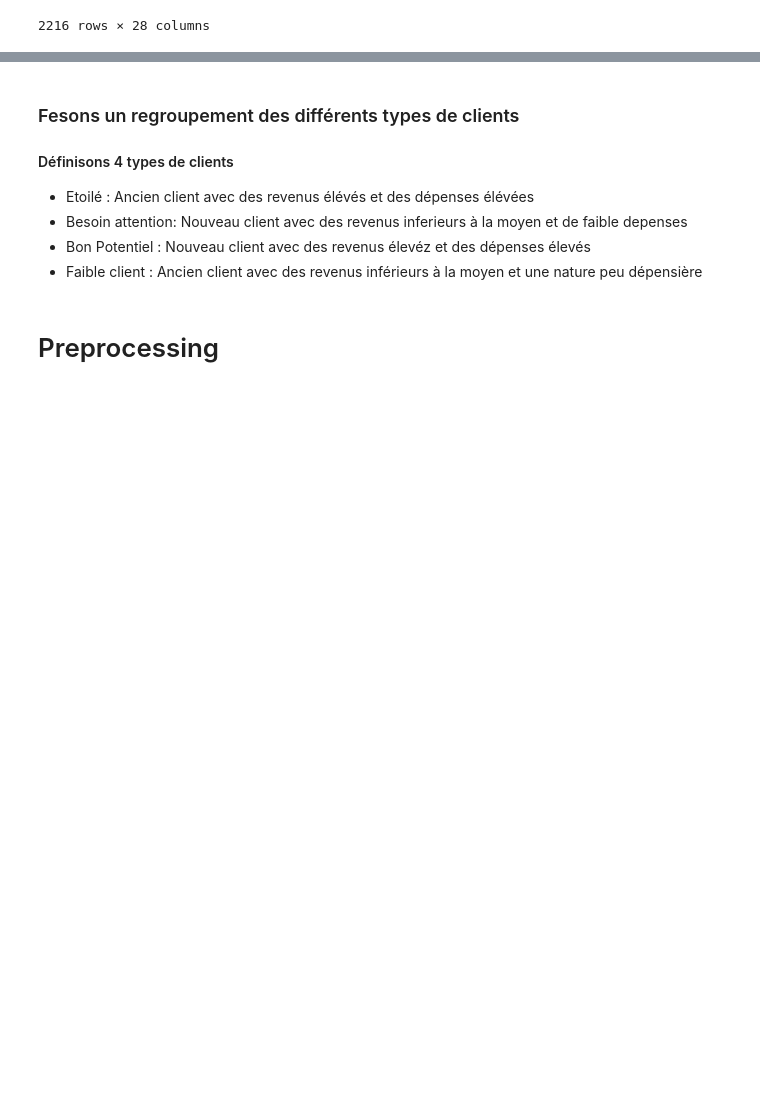
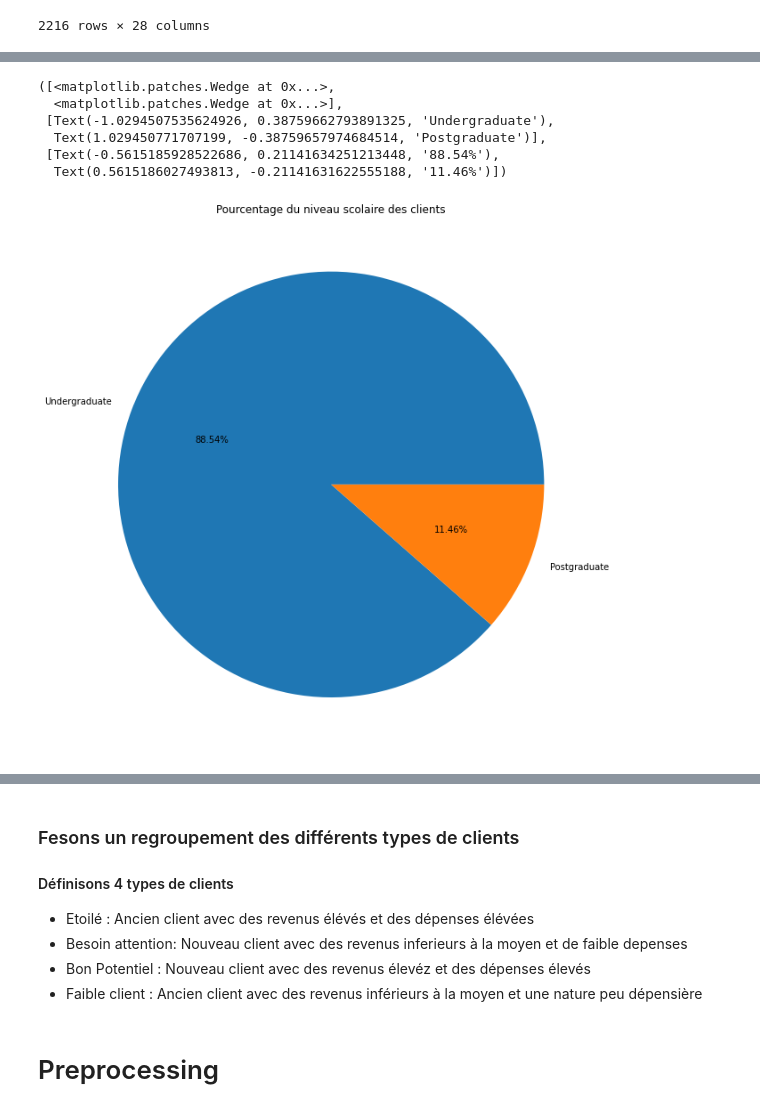
Before and after one commit to Mexiale/Marketing_Client, a Jupyter notebook: Customers.ipynb, the cells around one changed output, grey strips where cells are left out. Cells and saved outputs as stored; diff of their text form; code cells hidden in the pictures; blank space fills up the shorter version.

```diff
--- a/Customers.ipynb
+++ b/Customers.ipynb
@@ -151,0 +180,14 @@ Data
+# %%
+#Visualisons la variable Education
+count = pd.value_counts(Data['Education']).tolist()
+plt.figure(figsize=(4,4))
+plt.title("Pourcentage du niveau scolaire des clients")
+plt.pie(x=count,labels=["Undergraduate","Postgraduate"],autopct='%.2f%%')
+# %% [output]
+([<matplotlib.patches.Wedge at 0x...>,
+  <matplotlib.patches.Wedge at 0x...>],
+ [Text(-1.0294507535624926, 0.38759662793891325, 'Undergraduate'),
+  Text(1.029450771707199, -0.38759657974684514, 'Postgraduate')],
+ [Text(-0.5615185928522686, 0.21141634251213448, '88.54%'),
+  Text(0.5615186027493813, -0.21141631622555188, '11.46%')])
+[figure, added]
```
Also changed, not shown: parts of 108 cells of this notebook.
